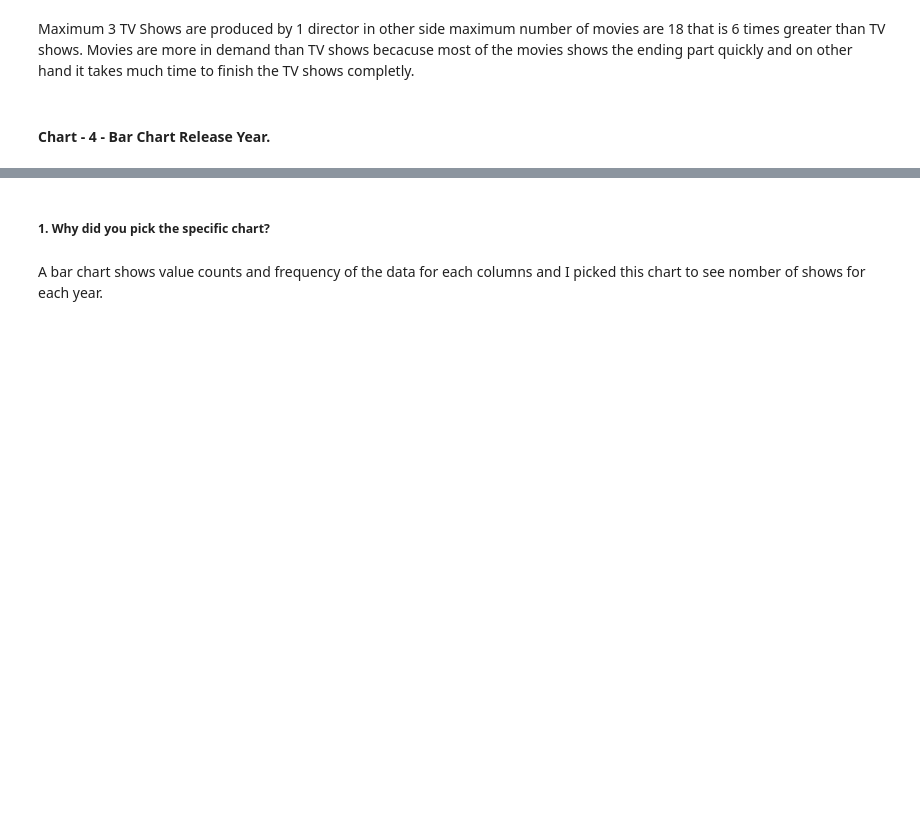
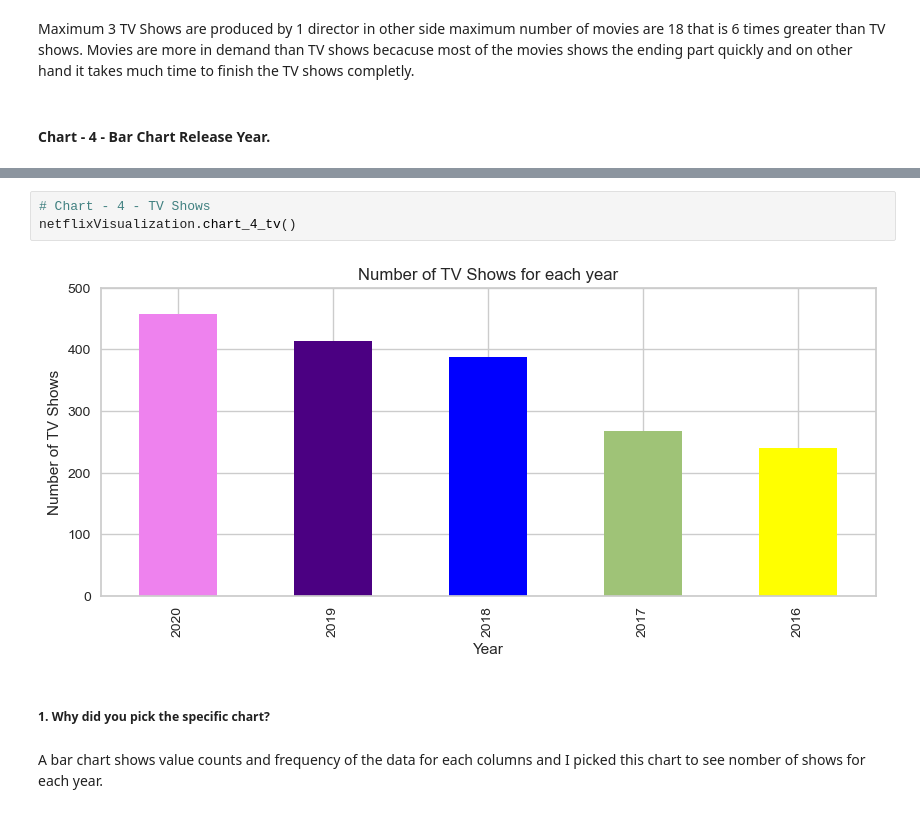
Before and after one commit to mdismailquraishicse/capstone_project_4_netflix_clustering, a Jupyter notebook: netflix_clustering.ipynb, the cells around one changed output, grey strips where cells are left out. Cells and saved outputs as stored; diff of their text form; blank space fills up the shorter version.

```diff
--- a/netflix_clustering.ipynb
+++ b/netflix_clustering.ipynb
@@ -715,3 +769,8 @@ plt.show()
+# %%
+# Chart - 4 - TV Shows
+netflixVisualization.chart_4_tv()
+# %% [output]
+[figure, added]
 # %% [markdown]
 ##### 1. Why did you pick the specific chart?
 # %% [markdown]
```
Also changed, not shown: parts of 127 cells of this notebook.
